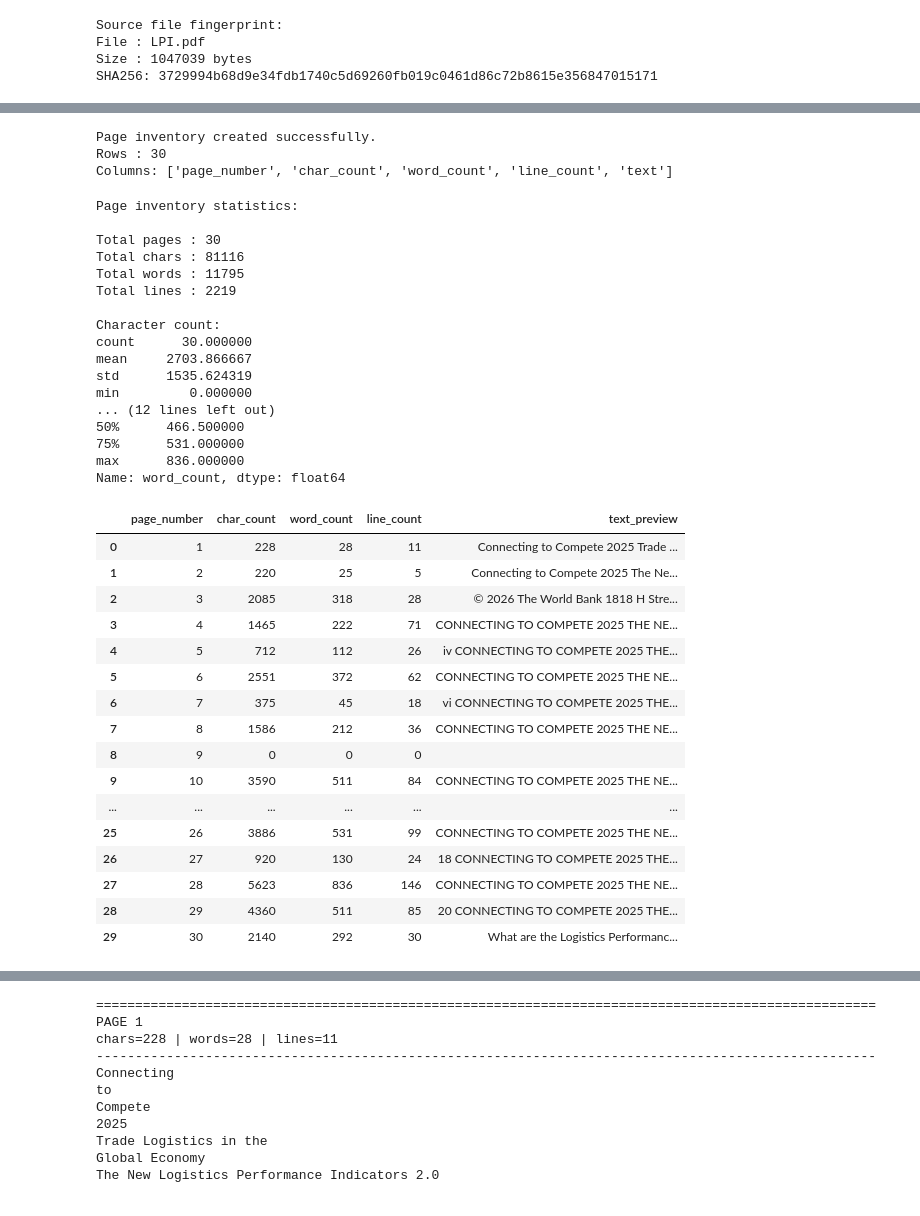
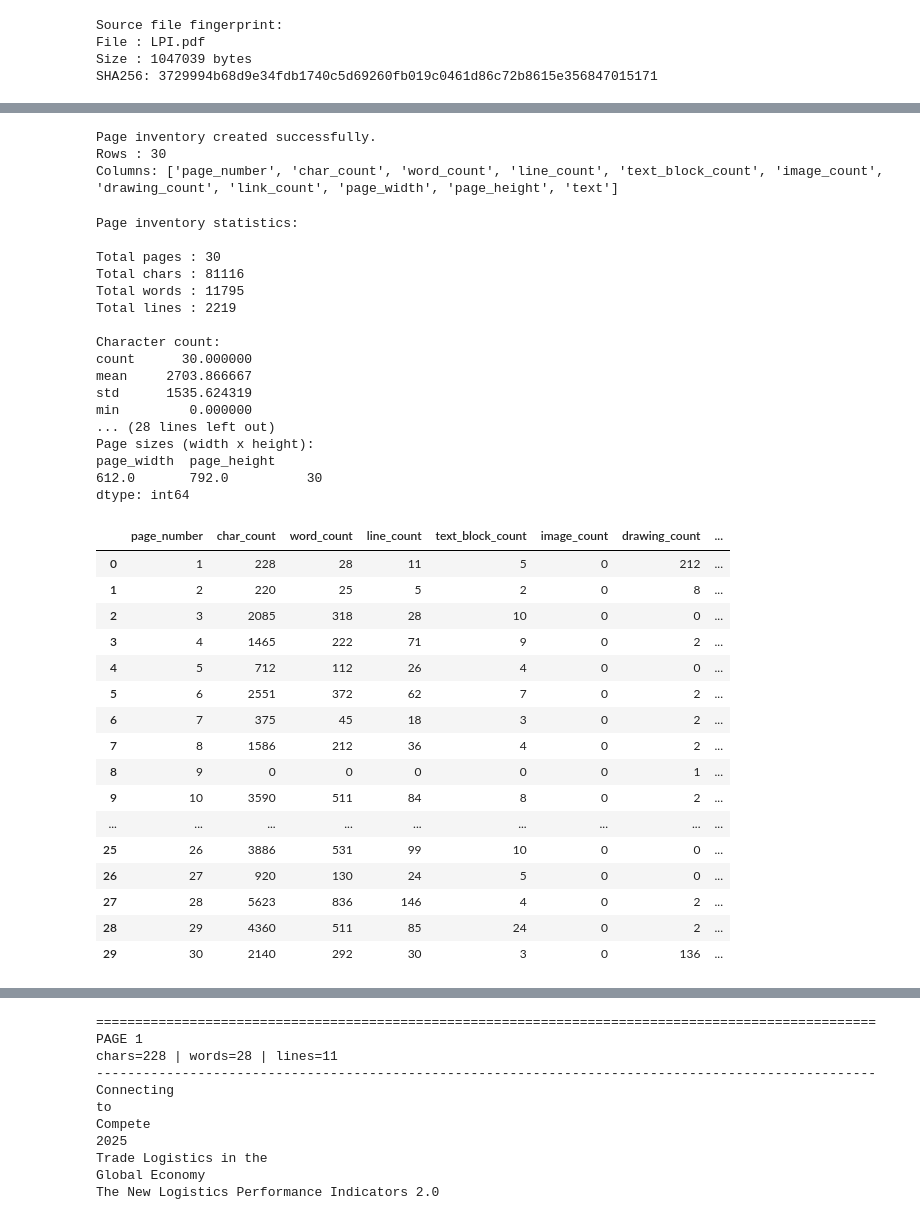
Before and after one commit to mahmoudsameh00/nilegate-ports-ai, a Jupyter notebook: Notebooks/LPI_Connecting_to_Compete_chunking.ipynb, the cells around one changed output, grey strips where cells are left out. Saved outputs shown, nothing was run; the diff lists cells and outputs as text; code cells hidden in the pictures.

Commit message:
LPI Connecting to Compete: complete ingestion pipeline (Phases 0-19), artifacts, docs (ADR-019, ADR-020)

```diff
--- a/Notebooks/LPI_Connecting_to_Compete_chunking.ipynb
+++ b/Notebooks/LPI_Connecting_to_Compete_chunking.ipynb
@@ -271,17 +285,30 @@ The resulting page inventory will be used as the foundation for the next
 phase, where each page is classified according to its actual content and
 role in the document.
 # %%
+# =========================================================
+# 1.1 Build page inventory
+# =========================================================
+
 page_records = []
 
 for page_idx in range(len(doc)):
     page = doc[page_idx]
     text = page.get_text("text") or ""
 
+    # text blocks only (block_type == 0); image blocks are counted separately
+    text_blocks = [b for b in page.get_text("blocks") if b[6] == 0]
+
     page_records.append({
         "page_number": page_idx + 1,
         "char_count": len(text),
         "word_count": len(text.split()),
         "line_count": len(text.splitlines()),
+        "text_block_count": len(text_blocks),
+        "image_count": len(page.get_images(full=True)),
+        "drawing_count": len(page.get_drawings()),
+        "link_count": len(page.get_links()),
+        "page_width": round(page.rect.width, 1),
+        "page_height": round(page.rect.height, 1),
         "text": text,
     })
 
@@ -293,8 +320,12 @@ print("Columns:", list(pages_df.columns))
 # %% [output]
 Page inventory created successfully.
 Rows : 30
-Columns: ['page_number', 'char_count', 'word_count', 'line_count', 'text']
+Columns: ['page_number', 'char_count', 'word_count', 'line_count', 'text_block_count', 'image_count', 'drawing_count', 'link_count', 'page_width', 'page_height', 'text']
 # %%
+# =========================================================
+# 1.2 Inventory statistics
+# =========================================================
+
 print("Page inventory statistics:\n")
 
 print("Total pages :", len(pages_df))
@@ -307,6 +338,12 @@ print(pages_df["char_count"].describe())
 
 print("\nWord count:")
 print(pages_df["word_count"].describe())
+
+print("\nVisual / structural signals:")
+print(pages_df[["text_block_count", "image_count", "drawing_count", "link_count"]].describe())
+
+print("\nPage sizes (width x height):")
+print(pages_df.groupby(["page_width", "page_height"]).size())
 # %% [output]
 Page inventory statistics:
 
@@ -320,42 +357,48 @@ count      30.000000
 mean     2703.866667
 std      1535.624319
 min         0.000000
-... (12 lines left out)
-50%      466.500000
-75%      531.000000
-max      836.000000
-Name: word_count, dtype: float64
+... (28 lines left out)
+Page sizes (width x height):
+page_width  page_height
+612.0       792.0          30
+dtype: int64
 # %%
+# =========================================================
+# 1.3 Inventory preview (all pages)
+# =========================================================
+
 preview_df = pages_df.copy()
 
 preview_df["text_preview"] = (
     preview_df["text"]
     .str.replace(r"\s+", " ", regex=True)
     .str.strip()
     .str[:250]
 )
 
 display(
     preview_df[
-        ["page_number", "char_count", "word_count", "line_count", "text_preview"]
+        ["page_number", "char_count", "word_count", "line_count",
+         "text_block_count", "image_count", "drawing_count", "link_count",
+         "text_preview"]
     ]
 )
 # %% [output]
-|  | page_number | char_count | word_count | line_count | text_preview |
-| 0 | 1 | 228 | 28 | 11 | Connecting to Compete 2025 Trade ... |
-| 1 | 2 | 220 | 25 | 5 | Connecting to Compete 2025 The Ne... |
-| 2 | 3 | 2085 | 318 | 28 | © 2026 The World Bank 1818 H Stre... |
-| 3 | 4 | 1465 | 222 | 71 | CONNECTING TO COMPETE 2025 THE NE... |
-| 4 | 5 | 712 | 112 | 26 | iv CONNECTING TO COMPETE 2025 THE... |
-| 5 | 6 | 2551 | 372 | 62 | CONNECTING TO COMPETE 2025 THE NE... |
-| 6 | 7 | 375 | 45 | 18 | vi CONNECTING TO COMPETE 2025 THE... |
-| 7 | 8 | 1586 | 212 | 36 | CONNECTING TO COMPETE 2025 THE NE... |
-| 8 | 9 | 0 | 0 | 0 |  |
-| 9 | 10 | 3590 | 511 | 84 | CONNECTING TO COMPETE 2025 THE NE... |
-| ... | ... | ... | ... | ... | ... |
-| 25 | 26 | 3886 | 531 | 99 | CONNECTING TO COMPETE 2025 THE NE... |
-| 26 | 27 | 920 | 130 | 24 | 18 CONNECTING TO COMPETE 2025 THE... |
-| 27 | 28 | 5623 | 836 | 146 | CONNECTING TO COMPETE 2025 THE NE... |
-| 28 | 29 | 4360 | 511 | 85 | 20 CONNECTING TO COMPETE 2025 THE... |
-| 29 | 30 | 2140 | 292 | 30 | What are the Logistics Performanc... |
+|  | page_number | char_count | word_count | line_count | text_block_count | image_count | drawing_count | ... |
+| 0 | 1 | 228 | 28 | 11 | 5 | 0 | 212 | ... |
+| 1 | 2 | 220 | 25 | 5 | 2 | 0 | 8 | ... |
+| 2 | 3 | 2085 | 318 | 28 | 10 | 0 | 0 | ... |
+| 3 | 4 | 1465 | 222 | 71 | 9 | 0 | 2 | ... |
+| 4 | 5 | 712 | 112 | 26 | 4 | 0 | 0 | ... |
+| 5 | 6 | 2551 | 372 | 62 | 7 | 0 | 2 | ... |
+| 6 | 7 | 375 | 45 | 18 | 3 | 0 | 2 | ... |
+| 7 | 8 | 1586 | 212 | 36 | 4 | 0 | 2 | ... |
+| 8 | 9 | 0 | 0 | 0 | 0 | 0 | 1 | ... |
+| 9 | 10 | 3590 | 511 | 84 | 8 | 0 | 2 | ... |
+| ... | ... | ... | ... | ... | ... | ... | ... | ... |
+| 25 | 26 | 3886 | 531 | 99 | 10 | 0 | 0 | ... |
+| 26 | 27 | 920 | 130 | 24 | 5 | 0 | 0 | ... |
+| 27 | 28 | 5623 | 836 | 146 | 4 | 0 | 2 | ... |
+| 28 | 29 | 4360 | 511 | 85 | 24 | 0 | 2 | ... |
+| 29 | 30 | 2140 | 292 | 30 | 3 | 0 | 136 | ... |
 # %%
```
Also changed, not shown: parts of 97 cells of this notebook, 14 other files.
